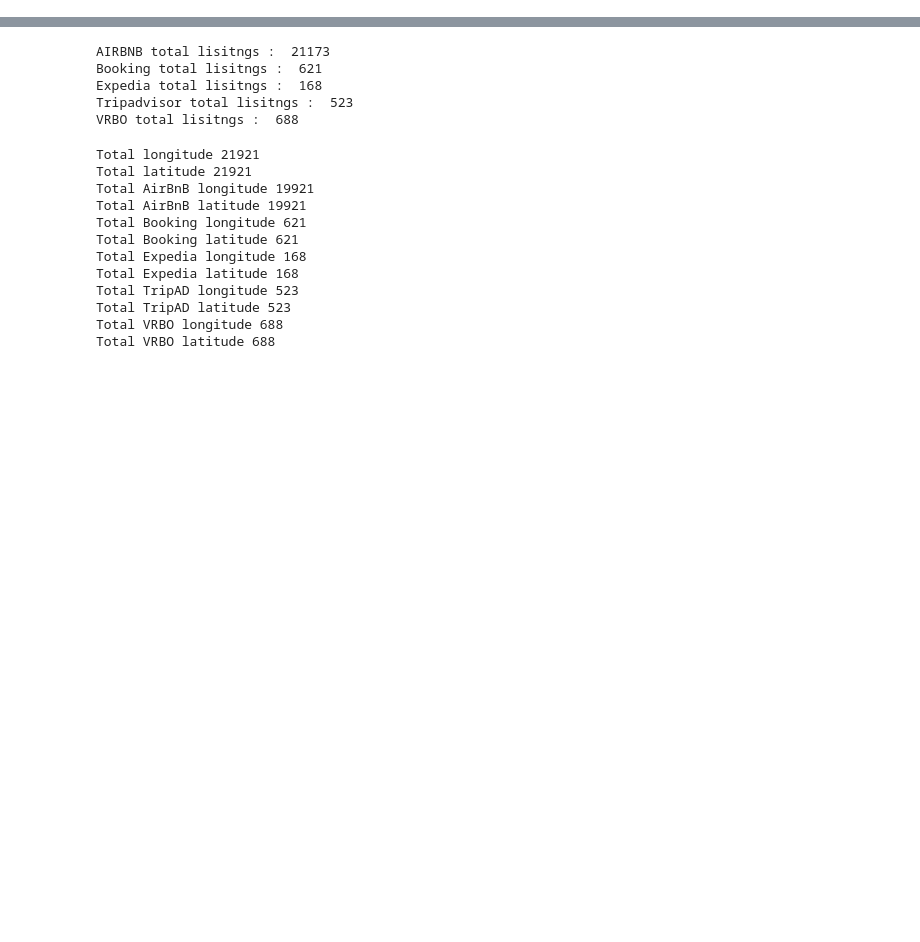
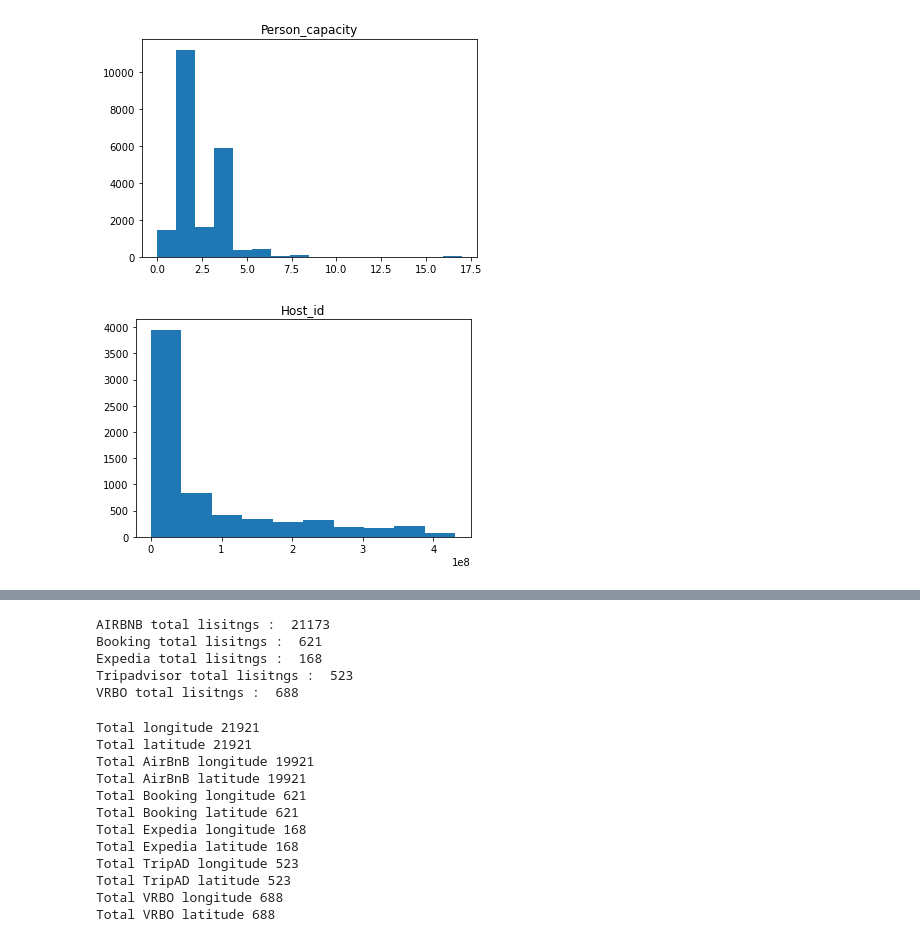
Before and after one commit to Amsterdam-Internships/Double-Listing, a Jupyter notebook: data.ipynb, the cells around one changed output, grey strips where cells are left out. Saved outputs shown, nothing was run; the diff lists cells and outputs as text; code cells hidden in the pictures; blank space fills up the shorter version.

```diff
--- a/data.ipynb
+++ b/data.ipynb
@@ -28,0 +59,36 @@ Index(['wsa_listing_id', 'customer_name', 'site', 'listing_id',
+# %%
+# From the frames this columns seem to contain the same entries Host_first_name== User_first_name == User_Smart_name == HOst_Smart_name
+# from df_frame custumer name == city == City in df_new
+# Some of the columns of df_new refer to the same column in df_frame but with different name
+
+df_frame.rename(columns={'customer_name':'City','house_name':'Name','bathrooms':'Bathrooms','bedrooms':'Bedrooms',
+                        'beds':'Beds','listing_id':'ListingId','instant_bookable':'Instant_bookable','is_new_listing':'Is_new_listing',
+                        'lat':'Lat','lng':'Lng','region':'Neighborhood','person_capacity':'Person_capacity','picture_url':'Picture_url',
+                        'host_name':'Host_first_name','host_id':'Host_id','property_type':'Property_type','room_type_category':'Room_type_category',
+                        'room_type':'Room_type','space_type':'Space_type','host_picture':'Host_picture_url'},inplace= True)
+# %%
+def histogram(df,column,bins=False):
+    try:
+        if df[column].dtype == 'object':
+            df_1 = df[column].dropna().str.replace(',', '.').astype('float64')
+        else:
+            df_1 = df[column].dropna().astype('float64')
+    except AttributeError:
+        df_1 = df[column].astype('float64')
+
+    bins = len(set(list(df[column].dropna())))
+    if bins <= 25 :
+        plt.hist(df_1,bins=bins)
+        plt.title(column)
+        plt.show()
+    else:
+        plt.hist(df_1)
+        plt.title(column)
+        plt.show()
+    return
+
+histogram(df_frame,'Person_capacity')
+histogram(df_frame,'Host_id')
+# %% [output]
+[figure, added]
+[figure, added]
```
Also changed, not shown: parts of 21 cells of this notebook.
